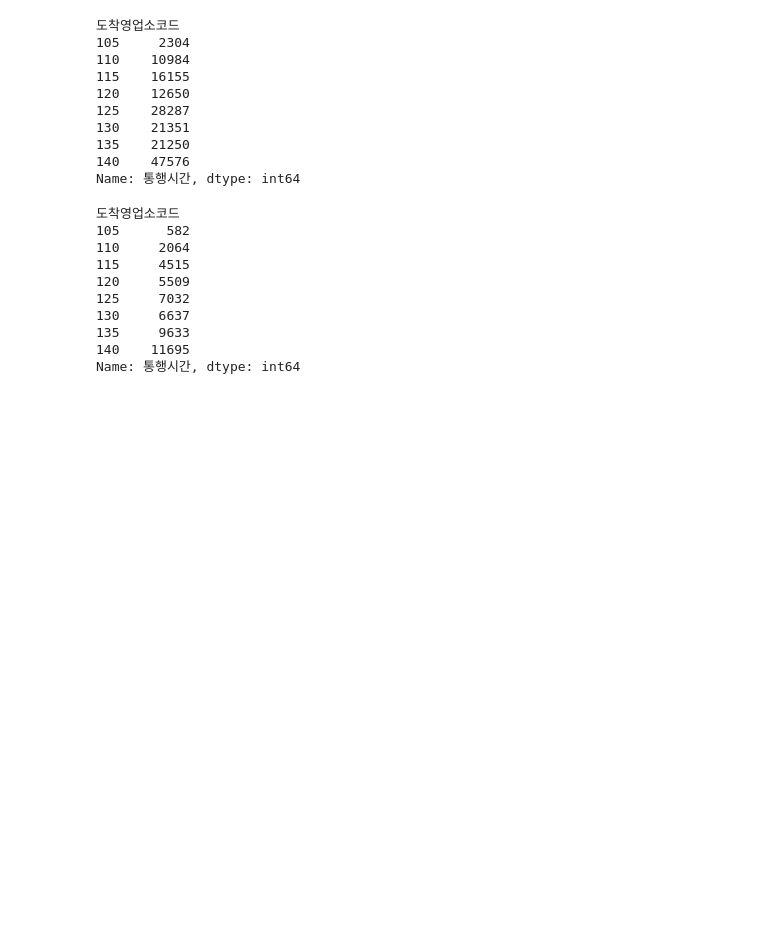
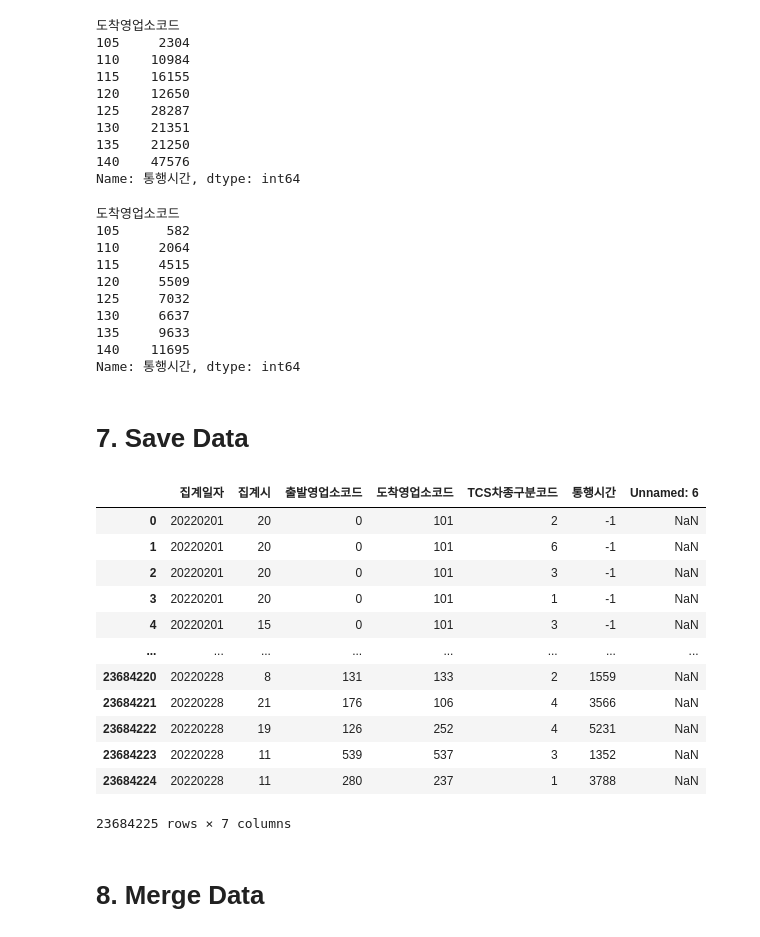
Before and after one commit to maskedrider555/FastCamous_DL, a Jupyter notebook: DataAnalysis/Pandas.ipynb, the cells around one changed output. Cells and saved outputs as stored; diff of their text form; code cells hidden in the pictures; blank space fills up the shorter version.

```diff
--- a/DataAnalysis/Pandas.ipynb
+++ b/DataAnalysis/Pandas.ipynb
@@ -430,3 +434,5 @@ groupby_destination.min()
 135     9633
 140    11695
 Name: 통행시간, dtype: int64
+# %% [markdown]
+# 7. Save Data
@@ -432,0 +444,21 @@ Name: 통행시간, dtype: int64
+# %%
+# 데이터 확인
+data = pd.read_csv(file, sep=",", encoding="euc-kr")
+# %%
+data
+# %% [output]
+|  | 집계일자 | 집계시 | 출발영업소코드 | 도착영업소코드 | TCS차종구분코드 | 통행시간 | Unnamed: 6 |
+| 0 | 20220201 | 20 | 0 | 101 | 2 | -1 | NaN |
+| 1 | 20220201 | 20 | 0 | 101 | 6 | -1 | NaN |
+| 2 | 20220201 | 20 | 0 | 101 | 3 | -1 | NaN |
+| 3 | 20220201 | 20 | 0 | 101 | 1 | -1 | NaN |
+| 4 | 20220201 | 15 | 0 | 101 | 3 | -1 | NaN |
+| ... | ... | ... | ... | ... | ... | ... | ... |
+| 23684220 | 20220228 | 8 | 131 | 133 | 2 | 1559 | NaN |
+| 23684221 | 20220228 | 21 | 176 | 106 | 4 | 3566 | NaN |
+| 23684222 | 20220228 | 19 | 126 | 252 | 4 | 5231 | NaN |
+| 23684223 | 20220228 | 11 | 539 | 537 | 3 | 1352 | NaN |
+| 23684224 | 20220228 | 11 | 280 | 237 | 1 | 3788 | NaN |
+23684225 rows × 7 columns
+# %% [markdown]
+# 8. Merge Data
```
Also changed, not shown: parts of 13 cells of this notebook, 1 other file.
